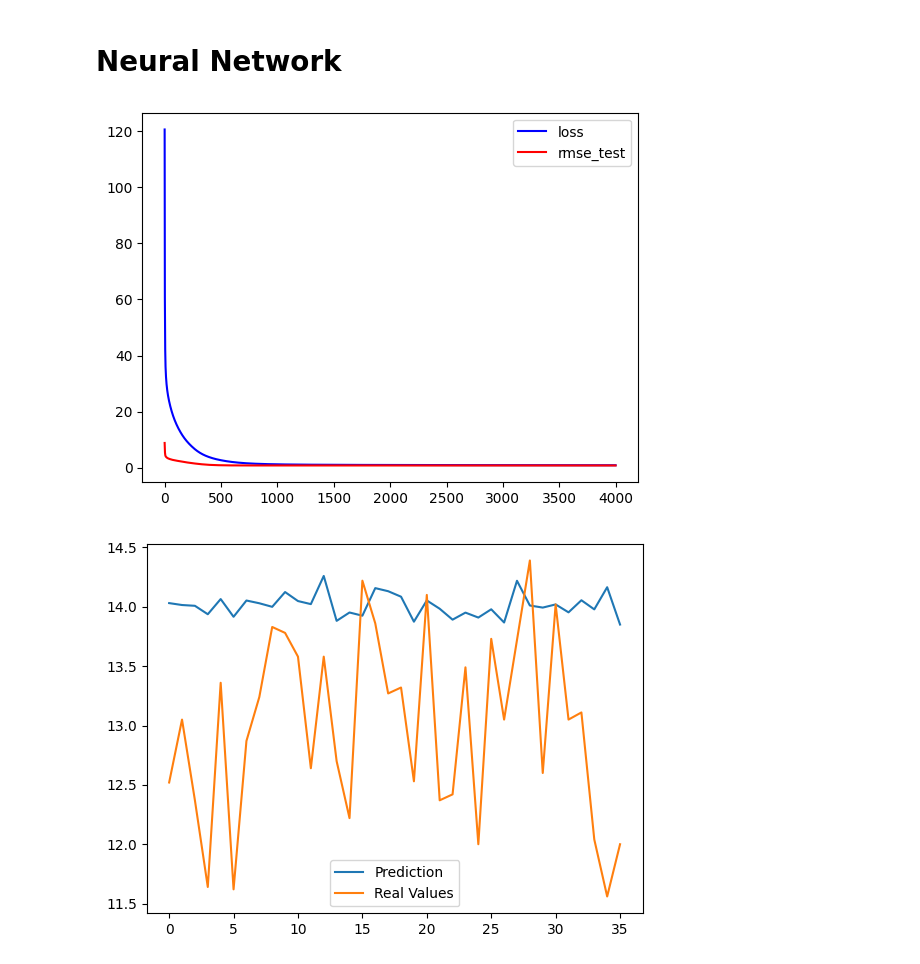
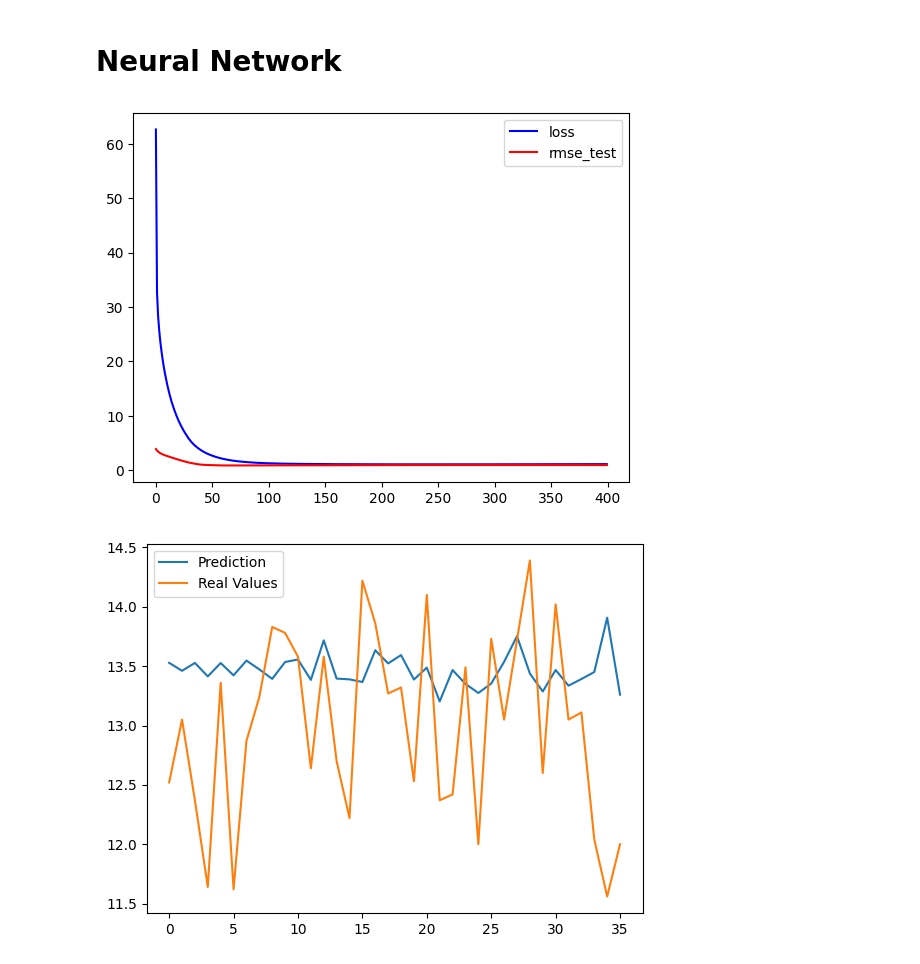
Before and after one commit to Koslowsky1337/Python_NeuralNetworks, a Jupyter notebook: Intro_NN/vine.ipynb, the cells around one changed output. Cells and saved outputs as stored; diff of their text form; code cells hidden in the pictures.

```diff
--- a/Intro_NN/vine.ipynb
+++ b/Intro_NN/vine.ipynb
@@ -78,12 +78,12 @@ def get_batch(x,y,batch_size):
         # yield: return a generator
         yield x[i:i+batch_size],y[i:i+batch_size]
 # %%
-lr=0.001
+lr=0.01
 wd=0.1
 batch_size=10
 torch.manual_seed(1234)
 
-epochs=4000
+epochs=400
 losses=[]
 rmse_test=[]
 hidden_count=20
@@ -120,27 +120,27 @@ plt.plot(range(epochs),rmse_test, color="red")
 plt.legend(["loss", "rmse_test"])
 plt.show()
 # %% [output]
-[figure, old version]
+[figure, new version]
 # %%
 # Testen des Netzes
 x_test_tensor = torch.tensor(x_test.values, dtype=torch.float)
 
 prediction_items = []
 
 for i in range(len(x_test_tensor)):
     z2 = x_test_tensor[i]@w1+b1
     a2 = relu(z2)
-    z3 = a2@w2+b2
+    z3 = a2@w2
     y_hat = relu(z3)
     prediction_items.append(y_hat.item())
 
 # Plot Prediction and Real Values
 plt.plot(prediction_items, label="Prediction")
 plt.plot(y_test.values, label="Real Values")
 plt.legend()
 plt.show()
 # %% [output]
-[figure, old version]
+[figure, new version]
 # %%
 y_test_hat=relu(relu(x_test_tensor@w1+b1)@w2)
 rmse_test=root_mean_squared_error(y_test_hat, y_test_tensor)
```
Also changed, not shown: parts of 3 cells of this notebook.
